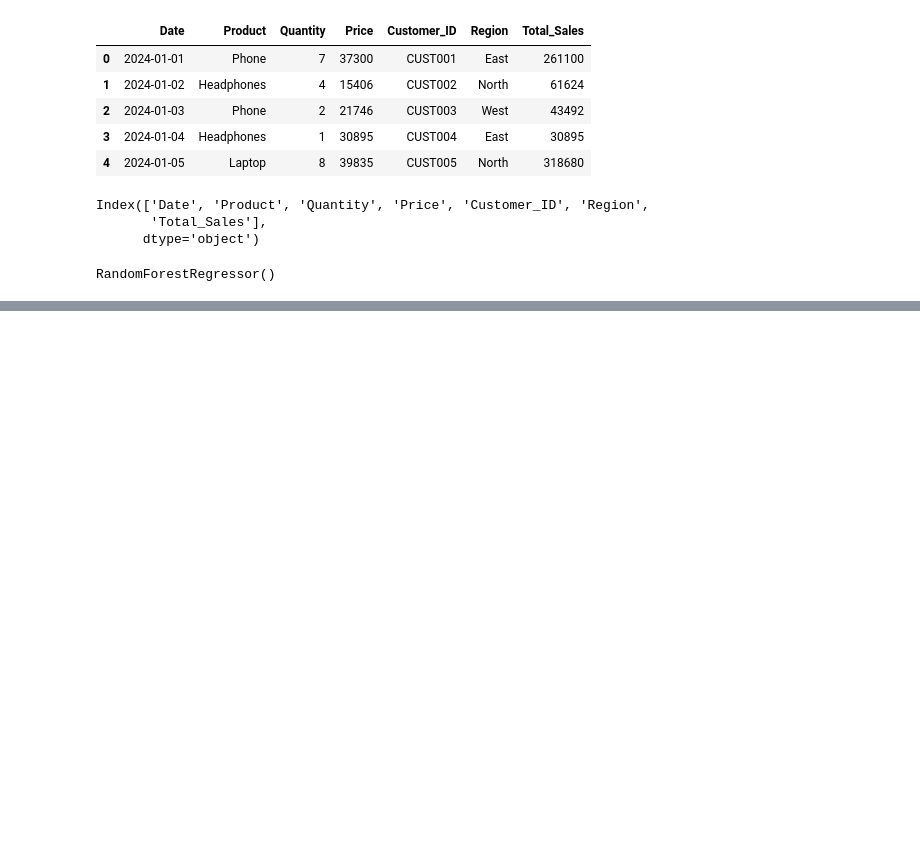
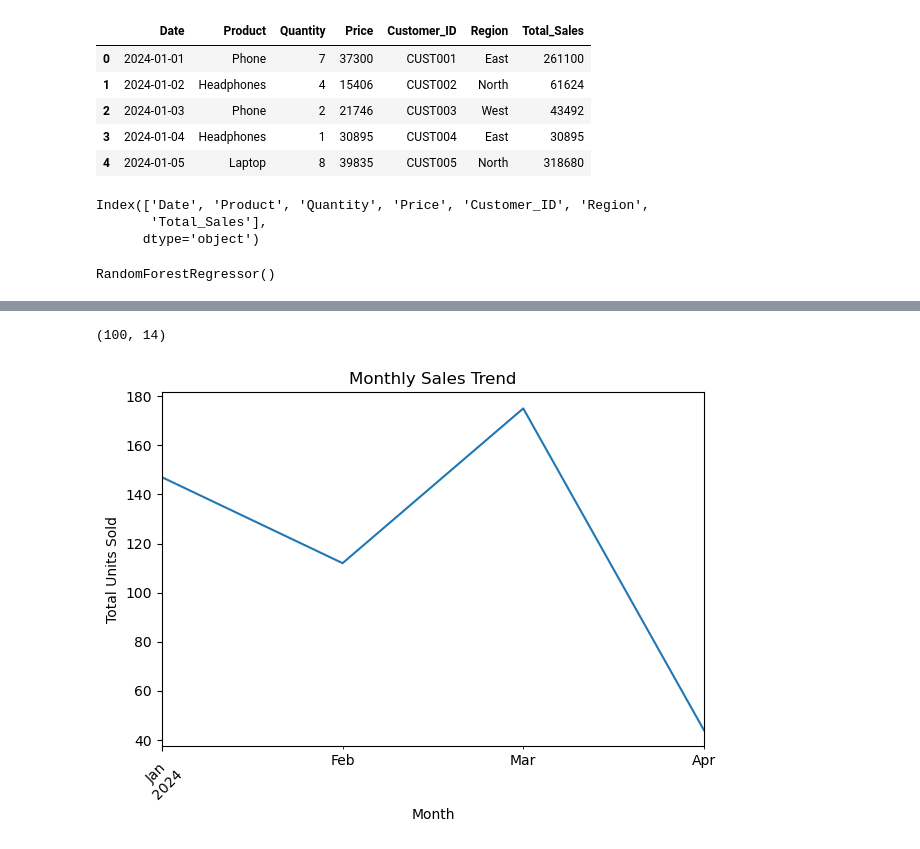
Before and after one commit to SuprajaSrinivasula/AutoSales-Intelligence-Engine, a Jupyter notebook: capstone_project.ipynb, the cells around one changed output, grey strips where cells are left out. Cells and saved outputs as stored; diff of their text form; code cells hidden in the pictures; blank space fills up the shorter version.

Commit message:
Updated graphs in notebook

```diff
--- a/capstone_project.ipynb
+++ b/capstone_project.ipynb
@@ -57,3 +57,34 @@ MAE: 0.8554999999999999
 import pickle
 
 model = pickle.load(open("deployment/model.pkl", "rb"))
+# %%
+df.shape
+# %% [output]
+(100, 14)
+# %%
+import pandas as pd
+import matplotlib.pyplot as plt
+
+# Load data
+df = pd.read_csv("data/sales_data.csv")
+
+# Convert Date to datetime
+df["Date"] = pd.to_datetime(df["Date"])
+
+# Extract Month
+df["Month"] = df["Date"].dt.to_period("M")
+
+# Aggregate monthly quantity
+monthly_sales = df.groupby("Month")["Quantity"].sum()
+
+# Plot
+plt.figure()
+monthly_sales.plot()
+plt.title("Monthly Sales Trend")
+plt.xlabel("Month")
+plt.ylabel("Total Units Sold")
+plt.xticks(rotation=45)
+plt.tight_layout()
+plt.show()
+# %% [output]
+[figure, added]
```
Also changed, not shown: parts of 2 cells of this notebook, 11 other files.
